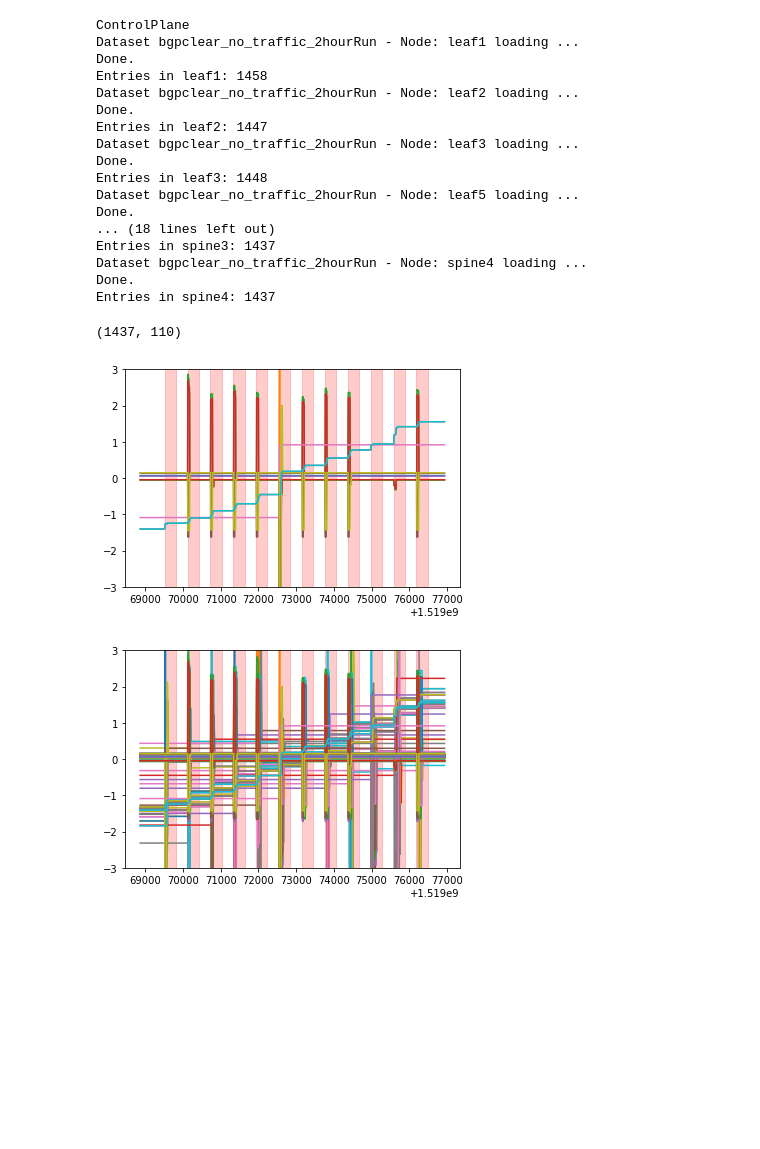
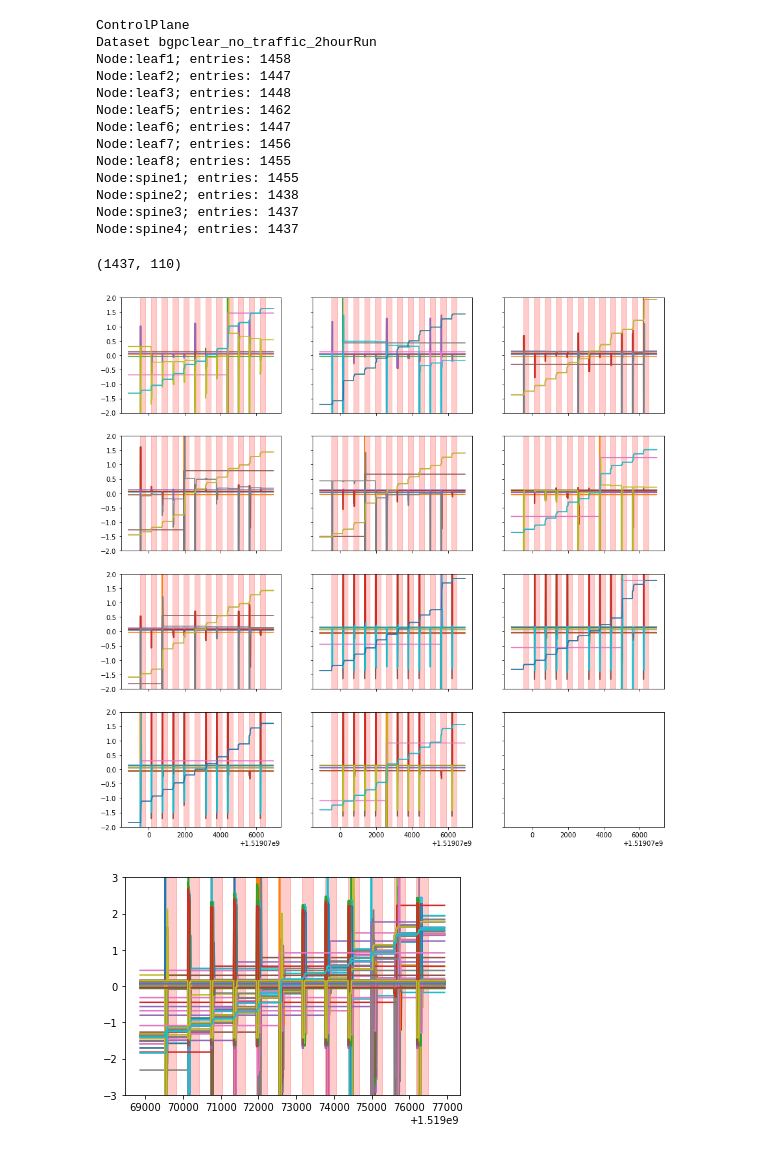
Before and after one commit to glicerico/visualize-telemetry, a Jupyter notebook: notebooks/BigDama.ipynb, the cells around one changed output. Saved outputs shown, nothing was run; the diff lists cells and outputs as text; code cells hidden in the pictures; blank space fills up the shorter version.

Commit message:
Plotting all nodes side by side

```diff
--- a/notebooks/BigDama.ipynb
+++ b/notebooks/BigDama.ipynb
@@ -4,6 +4,7 @@ import json
 import numpy as np
 import pandas as pd
 import matplotlib.pyplot as plt
+plt.rcParams['figure.figsize'] = [15, 15] # Size of inline plot
 # %%
 # Import library to read ground truth data
 bigdama_path = "/home/andres/CAiN_repos/OutlierDenStream-BigDama18/"
@@ -24,9 +25,17 @@ def normalize_matrix(df):
 configuration = json.load(open('configuration.json'))
 print(configuration['featureModel'])
 
+# Define plot of Control Plane features for all nodes
+plot_cols = 3
+nbr_datasets = len(configuration['nodes'])
+plot_rows = -(-nbr_datasets // plot_cols) # inverse floor-division, equivalent to math.ceil()
+fig, axes = plt.subplots(plot_rows, plot_cols, sharex=True, sharey=True)
+plot_ctr = 0
+
 # Iterate on all the datasets chosen in the configuration list
 for dataset in configuration['dataset']['list']:
 
+    print('Dataset {}'.format(dataset))
     telemetry_allLeafs = pd.DataFrame()
 
     # read the ground truth file
@@ -36,11 +45,9 @@ for dataset in configuration['dataset']['list']:
     for node in configuration['nodes']:
 
         # Read node dataset
-        print('Dataset {} - Node: {} loading ...'.format(dataset,node))
         df = pd.read_csv(bigdama_path+configuration['dataset']['path']+node+dataset+'.csv', low_memory = False)\
                         .dropna()\
                         .drop('Unnamed: 0', axis=1)
-        print('Done.')
 
         times = pd.DataFrame(columns=['time'])
         times['time'] = df['time'].astype('int')
@@ -67,64 +74,58 @@ for dataset in configuration['dataset']['list']:
         df_short = df.loc[:,df.std()!=0]
         dfNormalized = normalize_matrix(df_short).dropna(axis=1)
         del df_short
 
         # Add leaf to allLeafs dataset
         telemetry_allLeafs = pd.concat([telemetry_allLeafs, dfNormalized], axis=1, ignore_index=True).dropna()
 
-        print(f"Entries in {node}: {len(times)}")
+        print(f"Node:{node}; entries: {len(times)}")
 
         # Write current leaf embeddings to file
         dfNormalized[0:].to_csv(dataset+'_'+node+'_'+features+'.emb', index=False, header=False, na_rep=0, sep='\t')
 
         # Create anomaly data
         times['anomaly'] = 0 # add new column
         times['node'] = node
 
         # Flag entries within anomaly ranges
         for anomaly in truth.events:
             mask = times['time'].between(anomaly['startTime'], anomaly['endTime'])
             times['anomaly'] = times['anomaly'].mask(mask, 1)
 
         # Write current leaf labels to file
         times[0:].to_csv(dataset+'_'+node+'_'+features+'.lbl', index=False, header=True, na_rep=0, sep='\t')
 
+        # Plot all features
+        plot_x = plot_ctr // plot_cols
+        plot_y = plot_ctr % plot_cols
+        axes[plot_x, plot_y].plot(times['time'], dfNormalized)
+        axes[plot_x, plot_y].set_ylim([-2, 2])
+
+        # Shade the anomaly times
+        for anomaly in truth.events:
+            axes[plot_x, plot_y].axvspan(anomaly['startTime'], anomaly['endTime'], alpha=0.2, color='red')
+        plot_ctr += 1
+
 # Print concatenated telemetry
 telemetry_allLeafs[0:].to_csv(dataset+'_'+features+'.emb', index=False, header=False, na_rep=0, sep='\t')
 
 telemetry_allLeafs.shape
 # %% [output]
 ControlPlane
-Dataset bgpclear_no_traffic_2hourRun - Node: leaf1 loading ...
-Done.
-Entries in leaf1: 1458
-Dataset bgpclear_no_traffic_2hourRun - Node: leaf2 loading ...
-Done.
-Entries in leaf2: 1447
-Dataset bgpclear_no_traffic_2hourRun - Node: leaf3 loading ...
-Done.
-Entries in leaf3: 1448
-Dataset bgpclear_no_traffic_2hourRun - Node: leaf5 loading ...
-Done.
-... (18 lines left out)
-Entries in spine3: 1437
-Dataset bgpclear_no_traffic_2hourRun - Node: spine4 loading ...
-Done.
-Entries in spine4: 1437
+Dataset bgpclear_no_traffic_2hourRun
+Node:leaf1; entries: 1458
+Node:leaf2; entries: 1447
+Node:leaf3; entries: 1448
+Node:leaf5; entries: 1462
+Node:leaf6; entries: 1447
+Node:leaf7; entries: 1456
+Node:leaf8; entries: 1455
+Node:spine1; entries: 1455
+Node:spine2; entries: 1438
+Node:spine3; entries: 1437
+Node:spine4; entries: 1437
 (1437, 110)
+[figure, added]
-# %%
-# Plot Control Plane features for one node (spine4)
-fig, ax = plt.subplots()
-
-# Plot all features
-ax.plot(times['time'], dfNormalized)
-#ax.axis([0, 700, 900, 1500])
-ax.set_ylim([-3, 3])
-
-# Shade the anomaly times
-for anomaly in truth.events:
-    ax.axvspan(anomaly['startTime'], anomaly['endTime'], alpha=0.2, color='red')
-# %% [output]
-[figure, removed]
 # %%
 # Plot Control Plane features for all concatenated nodes
 fig, ax = plt.subplots()
```
